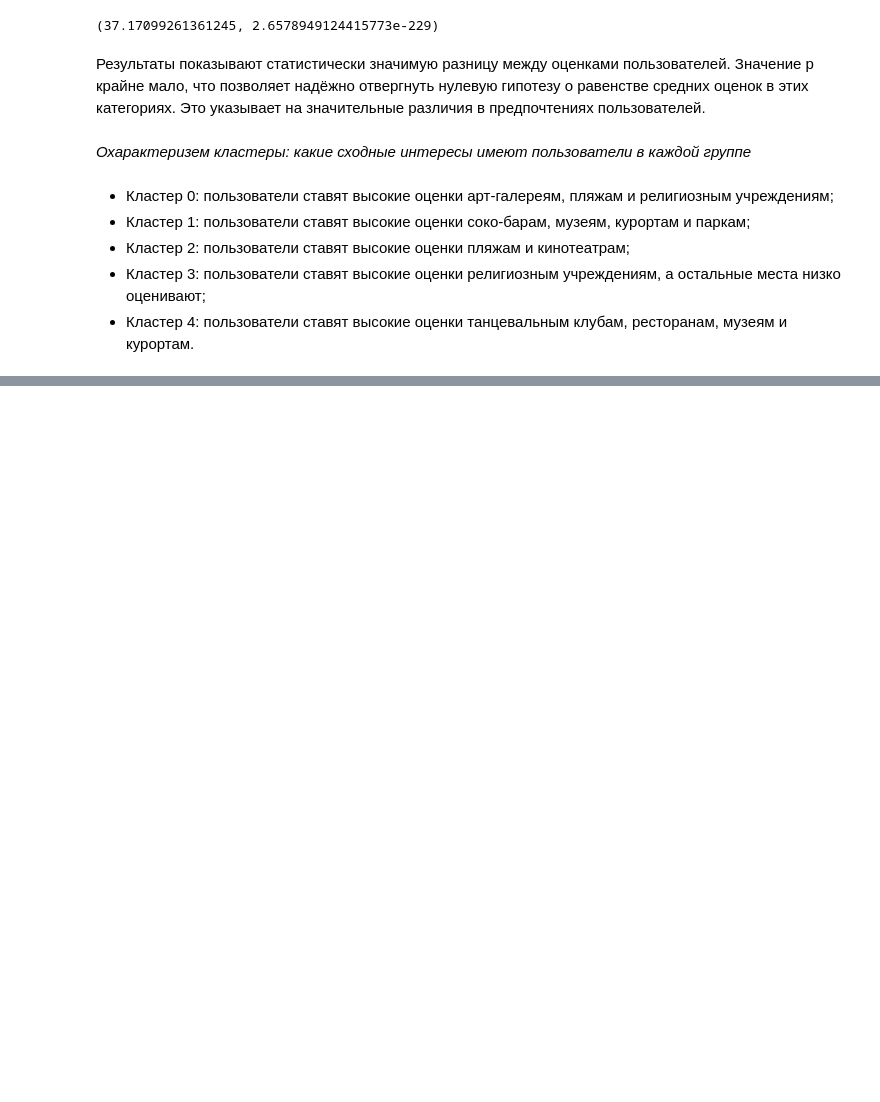
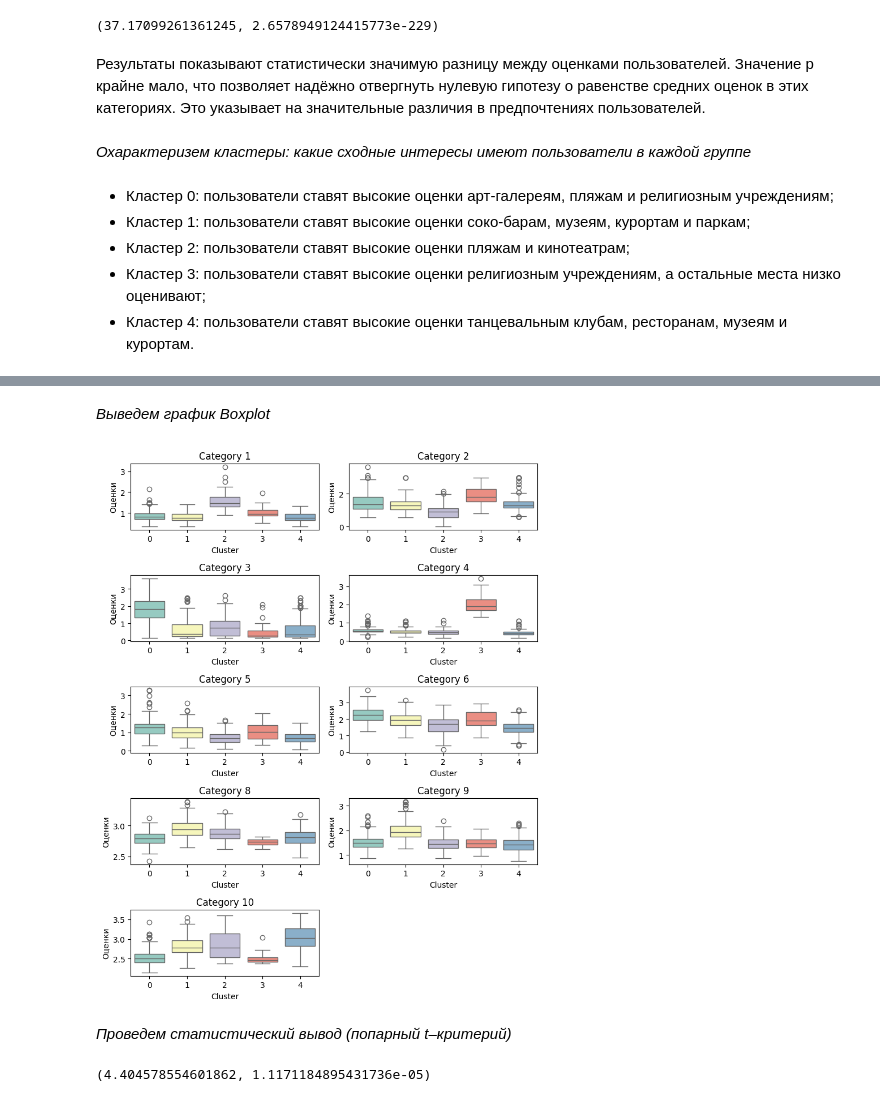
Before and after one commit to igor531205/data_science, a Jupyter notebook: lesson_3.ipynb, the cells around one changed output, grey strips where cells are left out. Cells and saved outputs as stored; diff of their text form; code cells hidden in the pictures; blank space fills up the shorter version.

```diff
--- a/lesson_3.ipynb
+++ b/lesson_3.ipynb
@@ -342,0 +469,28 @@ t_stat, p_value
+# %% [markdown]
+*Выведем график Boxplot*
+# %%
+# Построение ящиков с усами для каждой категории с разбивкой по кластерам
+plt.figure(figsize=(8, 10))
+for i, category in enumerate(features, start=1):
+    plt.subplot(5, 2, i)
+    sns.boxplot(x='Cluster', y=category, data=df_cut, palette='Set3')
+    plt.title(category)
+    plt.ylabel('Оценки')
+
+plt.tight_layout()
+plt.show()
+# %% [output]
+[figure, added]
+# %% [markdown]
+*Проведем статистический вывод (попарный t–критерий)*
+# %%
+# Категории 1 (арт-галереи) и Категории 3 (сок-бары)
+feature_1 = 'Category 1'
+feature_3 = 'Category 3'
+
+# Проведение попарного t-критерия между двумя выбранными признаками
+t_stat, p_value = ttest_ind(df_cut[feature_3], df_cut[feature_1])
+
+t_stat, p_value
+# %% [output]
+(4.404578554601862, 1.1171184895431736e-05)
```
Also changed, not shown: parts of 22 cells of this notebook.
